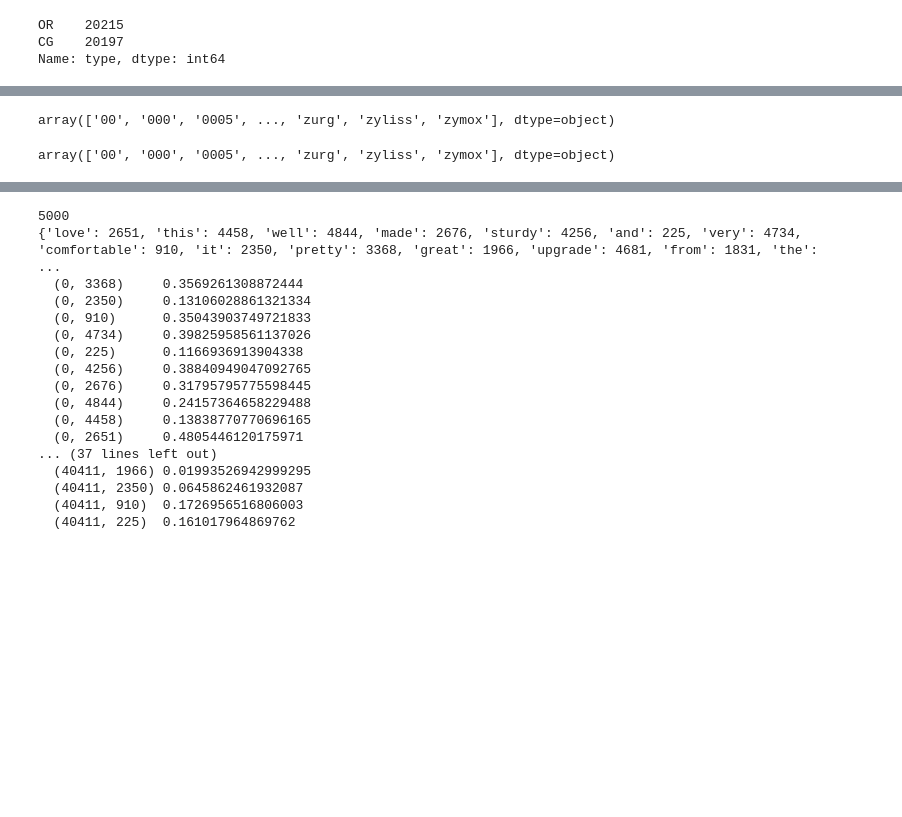
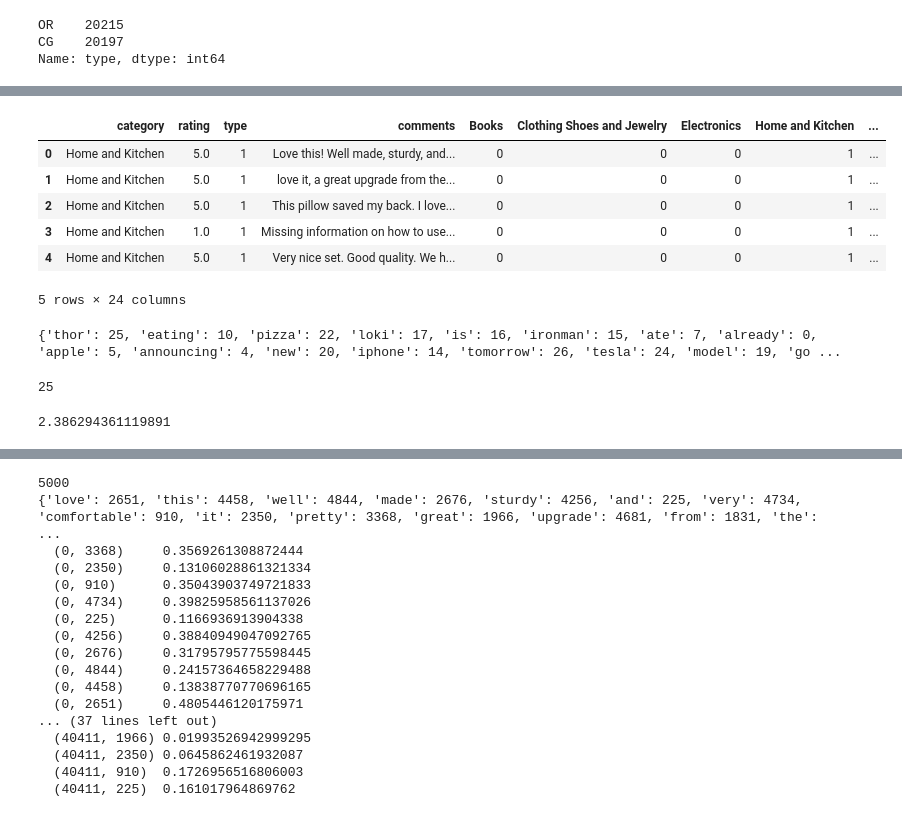
Before and after one commit to chris0517/FraudReviewDetection, a Jupyter notebook: msci446.ipynb, the cells around one changed output, grey strips where cells are left out. Cells and saved outputs as stored; diff of their text form; code cells hidden in the pictures; blank space fills up the shorter version.

Commit message:
tfidf vectorizer exploration/edits

```diff
--- a/msci446.ipynb
+++ b/msci446.ipynb
@@ -65,10 +91,10 @@ Name: type, dtype: int64
 # %%
-# Map the type column to numeric values:
-  # CG (Computer-generated fake reviews) = 0
-  # OR (Original reviews, presumably human-created and authentic) = 1
+# Map the type column to numeric/boolean values:
+  # OR (Original reviews, presumably human-created and authentic) = 0
+  # CG (Computer-generated fake reviews) = 1
 
-label_encoder = LabelEncoder()
-df['type'] = label_encoder.fit_transform(df['type'])
+type_dict_map = {'OR': 0 ,'CG':1}
+df['type'] = df['type'].map(type_dict_map)
 # %%
 df_dummies = pd.get_dummies(df['category'])
 
@@ -83,19 +111,35 @@ Index(['category', 'rating', 'type', 'comments', 'Books_5',
       dtype='object')
-# %%
-# OPT 1
-# Get TF-IDF features from 'comments' column
-
-vectorizer = TfidfVectorizer(max_features=5000)
-x_vect = vectorizer.fit_transform(df['comments']).toarray()
-vectorizer.get_feature_names_out()
-# %% [output]
-array(['00', '000', '0005', ..., 'zurg', 'zyliss', 'zymox'], dtype=object)
-# %%
-# OPT 2
-## relev params: analyzer, stop_words, ngram_range => responsible for size of matrix
-
-vectorizer2 = TfidfVectorizer(stop_words='english')
-x_vect2 = vectorizer2.fit_transform(df['comments'])
-vectorizer2.get_feature_names_out()
-# %% [output]
-array(['00', '000', '0005', ..., 'zurg', 'zyliss', 'zymox'], dtype=object)
+# %%
+df.head()
+# %% [output]
+|  | category | rating | type | comments | Books | Clothing Shoes and Jewelry | Electronics | Home and Kitchen | ... |
+| 0 | Home and Kitchen | 5.0 | 1 | Love this! Well made, sturdy, and... | 0 | 0 | 0 | 1 | ... |
+| 1 | Home and Kitchen | 5.0 | 1 | love it, a great upgrade from the... | 0 | 0 | 0 | 1 | ... |
+| 2 | Home and Kitchen | 5.0 | 1 | This pillow saved my back. I love... | 0 | 0 | 0 | 1 | ... |
+| 3 | Home and Kitchen | 1.0 | 1 | Missing information on how to use... | 0 | 0 | 0 | 1 | ... |
+| 4 | Home and Kitchen | 5.0 | 1 | Very nice set. Good quality. We h... | 0 | 0 | 0 | 1 | ... |
+5 rows × 24 columns
+# %%
+# Sample
+corpus = [
+    "Thor eating pizza, Loki is eating pizza, Ironman ate pizza already",
+    "Apple is announcing new iphone tomorrow",
+    "Tesla is announcing new model-3 tomorrow",
+    "Google is announcing new pixel-6 tomorrow",
+    "Microsoft is announcing new surface tomorrow",
+    "Amazon is announcing new eco-dot tomorrow",
+    "I am eating biryani and you are eating grapes"
+]
+x_vectorizer = TfidfVectorizer()
+x_transformed = x_vectorizer.fit_transform(corpus)
+print(x_vectorizer.vocabulary_)
+# %% [output]
+{'thor': 25, 'eating': 10, 'pizza': 22, 'loki': 17, 'is': 16, 'ironman': 15, 'ate': 7, 'already': 0, 'apple': 5, 'announcing': 4, 'new': 20, 'iphone': 14, 'tomorrow': 26, 'tesla': 24, 'model': 19, 'go ...
+# %%
+all_feature_names = x_vectorizer.get_feature_names_out()
+index = x_vectorizer.vocabulary_.get('thor') # Get index of the word 'thor'
+print(index)
+x_vectorizer.idf_[index] # Get IDF score for the word 'thor'
+# %% [output]
+25
+2.386294361119891
```
Also changed, not shown: parts of 8 cells of this notebook, 1 other file.
